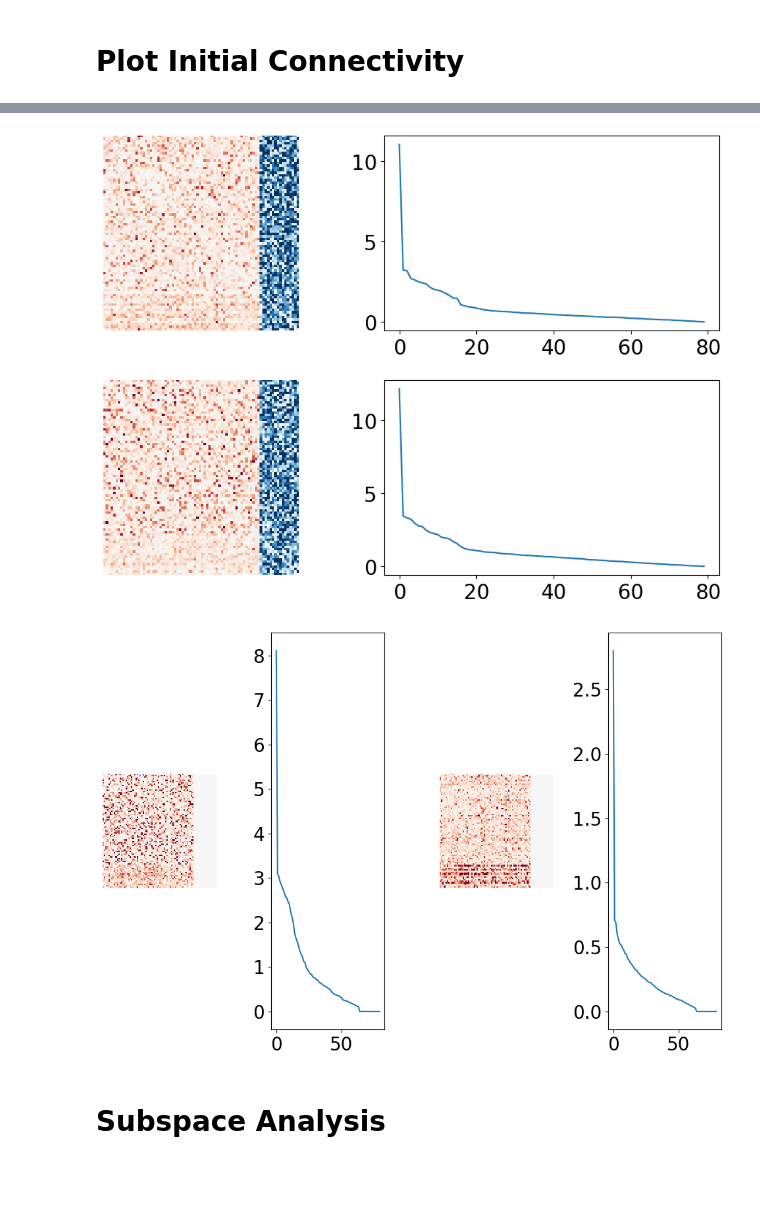
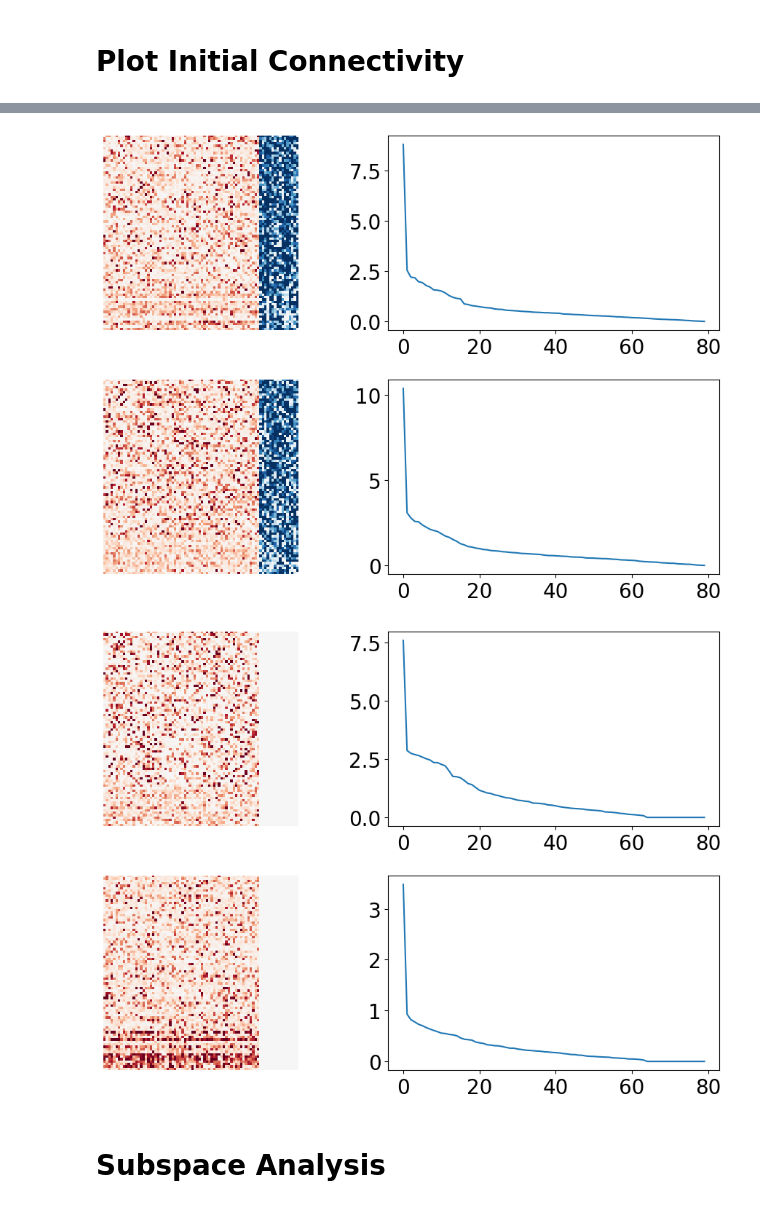
Before and after one commit to slenderham/Attn-WM-RNN, a Jupyter notebook: rnn/plot_main.ipynb, the cells around one changed output, grey strips where cells are left out. Cells and saved outputs as stored; diff of their text form; code cells hidden in the pictures; blank space fills up the shorter version.

```diff
--- a/rnn/plot_main.ipynb
+++ b/rnn/plot_main.ipynb
@@ -16,10 +11,10 @@ Set the environment variable OUTDATED_IGNORE=1 to disable these warnings.
 # %% [markdown]
 ### Load model and run simulation on experimental reward schedule and stimuli
 # %%
-exp_dir = '/dartfs-hpc/rc/home/d/f005d7d/attn-rnn/Attn-WM-RNN/exp/dual_hierarchical_good_based_2_area_good/'
+exp_dir = '/dartfs-hpc/rc/home/d/f005d7d/attn-rnn/Attn-WM-RNN/exp/dual_hierarchical_good_based_2_area_no_choice_to_area_1/'
 os.chdir('/dartfs-hpc/rc/home/d/f005d7d/attn-rnn/Attn-WM-RNN')
 # os.chdir('/Volumes/f005d7d/attn-rnn/Attn-WM-RNN')
-# exp_dir = 'exp/dual_hierarchical_good_based'
+# exp_dir = 'exp/dual_hierarchical_good_based_2_area_no_choice_to_area_1'
 
 f = open(os.path.join(exp_dir, 'args.json'), 'r')
 args = json.load(f)
@@ -330,7 +476,7 @@ for i in range(NUM_AREAS):
 
 fig, axes = plt.subplots(NUM_AREAS, 2)
 for i in range(NUM_AREAS):
-    wlim = np.percentile(rec_intra[i].abs(), 95)
+    wlim = np.percentile(rec_intra[i].abs(), 90)
     axes[i,0].imshow(rec_intra[i], vmax=wlim, vmin=-wlim, cmap='RdBu_r', interpolation='nearest')
     axes[i,1].plot(ss[i])
     axes[i,0].set_xticks([])
@@ -340,7 +486,7 @@ for i in range(NUM_AREAS):
 plt.tight_layout()
 plt.show()
 # %% [output]
-[figure, old version]
+[figure, new version]
 # %%
 rec_inter_ff = []
 rec_inter_fb = []
@@ -349,45 +495,45 @@ us_fb = []
 vhs_ff = []
 vhs_fb = []
 ss_ff = []
 ss_fb = []
 for i in range(NUM_AREAS-1):
    rec_inter_ff.append(h2h[list(range((i+1)*E_SIZE, (i+2)*E_SIZE))+\
                             list(range(2*E_SIZE+(i+1)*I_SIZE, 2*E_SIZE+(i+2)*I_SIZE))]
                          [:,list(range(i*E_SIZE, (i+1)*E_SIZE))+\
                             list(range(2*E_SIZE+i*I_SIZE, 2*E_SIZE+(i+1)*I_SIZE))])
    rec_inter_fb.append(h2h[list(range(i*E_SIZE, (i+1)*E_SIZE))+\
                             list(range(2*E_SIZE+i*I_SIZE, 2*E_SIZE+(i+1)*I_SIZE))]
                          [:,list(range((i+1)*E_SIZE, (i+2)*E_SIZE))+\
                             list(range(2*E_SIZE+(i+1)*I_SIZE, 2*E_SIZE+(i+2)*I_SIZE))])
    u, s, vh = np.linalg.svd(rec_inter_ff[i], full_matrices=False)
    us_ff.append(u)
    vhs_ff.append(vh)
    ss_ff.append(s)
    u, s, vh = np.linalg.svd(rec_inter_fb[i], full_matrices=False)
    us_fb.append(u)
    vhs_fb.append(vh)
    ss_fb.append(s)
 
 
-fig, axes = plt.subplots(1,4)
+fig, axes = plt.subplots(2,2)
 wlim = 0.5
 for i in range(NUM_AREAS-1):
-    axes[0].imshow(rec_inter_ff[i], vmin=-wlim, vmax=wlim, cmap='RdBu_r')
-    axes[0].set_xticks([])
-    axes[0].set_yticks([])
-    axes[0].axis('off')
-    axes[1].plot(ss_ff[i])
+    axes[0,0].imshow(rec_inter_ff[i], vmin=-wlim, vmax=wlim, cmap='RdBu_r')
+    axes[0,0].set_xticks([])
+    axes[0,0].set_yticks([])
+    axes[0,0].axis('off')
+    axes[0,1].plot(ss_ff[i])
 #     axes[i,1].hlines(0.95, 0, 80, colors='grey', linestyles='dashed')
-    axes[2].imshow(rec_inter_fb[i], vmin=-wlim/3, vmax=wlim/3, cmap='RdBu_r')
-    axes[2].set_xticks([])
-    axes[2].set_yticks([])
-    axes[2].axis('off')
-    axes[3].plot(ss_fb[i])
+    axes[1,0].imshow(rec_inter_fb[i], vmin=-wlim/3, vmax=wlim/3, cmap='RdBu_r')
+    axes[1,0].set_xticks([])
+    axes[1,0].set_yticks([])
+    axes[1,0].axis('off')
+    axes[1,1].plot(ss_fb[i])
 #     axes[i,3].hlines(0.95, 0, 80, colors='grey', linestyles='dashed')
 plt.tight_layout()
 plt.show()
 # %% [output]
-[figure, old version]
+[figure, new version]
 # %% [markdown]
 # Subspace Analysis
 # %% [markdown]
```
Also changed, not shown: parts of 24 cells of this notebook.
